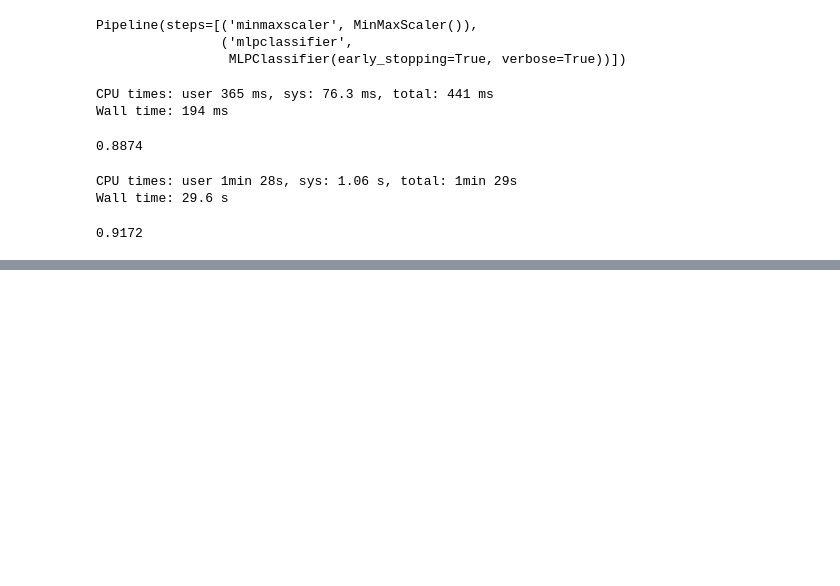
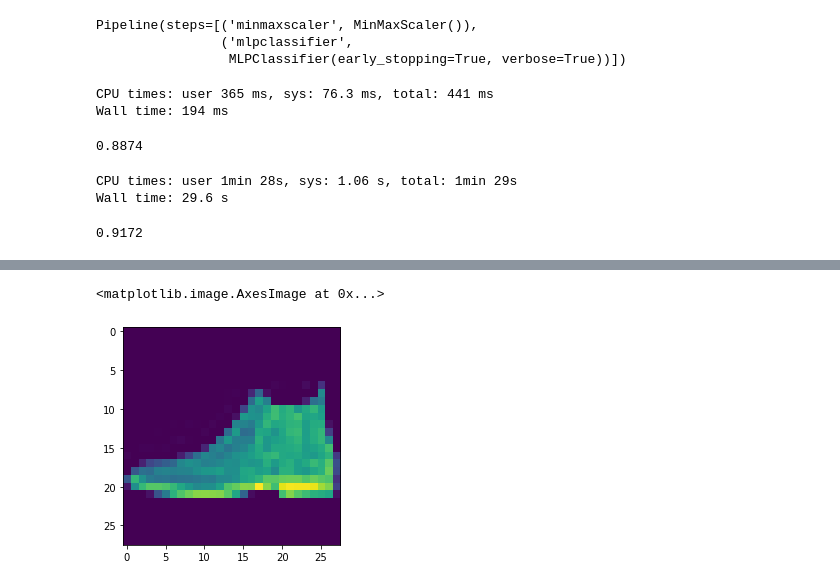
Before and after one commit to luknw/um-lime, a Jupyter notebook: lime-explain.ipynb, the cells around one changed output, grey strips where cells are left out. Drawn from its saved outputs; the diff is of its cells as text; code cells hidden in the pictures; blank space fills up the shorter version.

```diff
--- a/lime-explain.ipynb
+++ b/lime-explain.ipynb
@@ -126,0 +169,5 @@ Wall time: 29.6 s
+# %%
+plt.imshow(X_test[0].reshape(28, 28))
+# %% [output]
+<matplotlib.image.AxesImage at 0x...>
+[figure, added]
```
Also changed, not shown: parts of 16 cells of this notebook, 1 other file.
